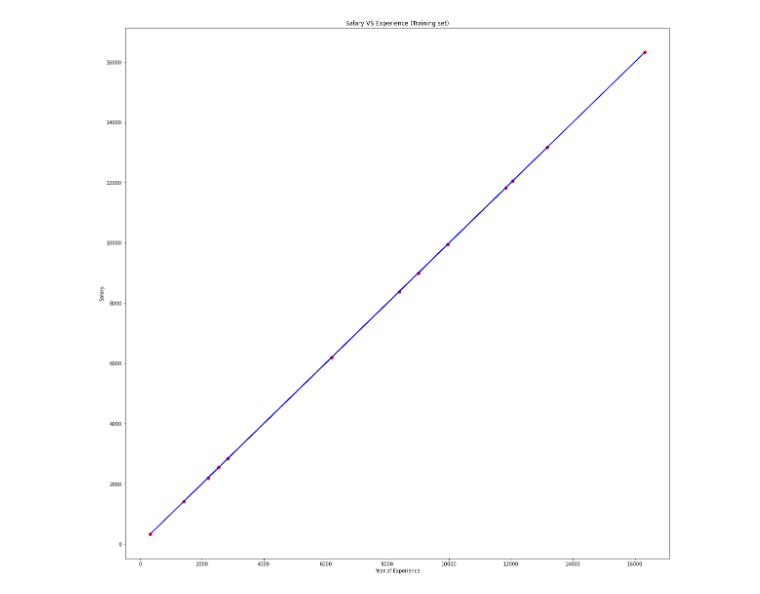
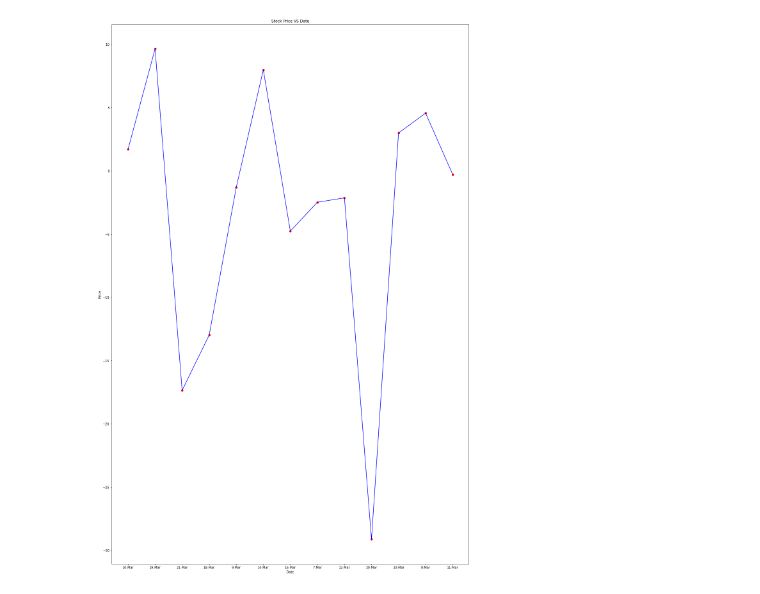
Before and after one commit to qnot/stock-post-finance, a Jupyter notebook: stock_post_finance.ipynb, the cells around one changed output. Drawn from its saved outputs; the diff is of its cells as text; code cells hidden in the pictures.

```diff
--- a/stock_post_finance.ipynb
+++ b/stock_post_finance.ipynb
@@ -60,5 +59,4 @@ sample_count, feature_count = d2.shape
 # %%
-
-plt.rcParams['figure.figsize']=(feature_count, feature_count)
-sns.heatmap(d2.corr())
-plt.show()
+# plt.rcParams['figure.figsize'] = df.shape
+# sns.heatmap(df.corr())
+# plt.show()
@@ -67,28 +96,27 @@ plt.show()
+# %%
+symbol = 'RELIANCE.NS'
+ydf = get_price(df, symbol)
 # %%
-dataset = d
-X = dataset.iloc[:, :-1].values #get a copy of dataset exclude last column
-y = dataset.iloc[:, 1].values #get array of dataset in column 1st
+x = df
+y = ydf
 
-# Splitting the dataset into the Training set and Test set
-
-X_train, X_test, y_train, y_test = train_test_split(X, y, test_size=1/3, random_state=0)
-
+x_train, x_test, y_train, y_test = train_test_split(x, y, test_size=1/3, random_state=0)
 
 # Fitting Simple Linear Regression to the Training set
+regressor = LinearRegression()
+regressor.fit(x_train, y_train)
 
-regressor = LinearRegression()
-regressor.fit(X_train, y_train)
-
-# Predicting the Test set results
-y_pred = regressor.predict(X_test)
+# Predicting the Test & Train set results
+y_test_pred = regressor.predict(x_test)
+y_train_pred = regressor.predict(x_train)
 # %%
 # Visualizing the Training set results
 viz_train = plt
-viz_train.scatter(X_train[:,1], y_train, color='red')
-viz_train.plot(X_train[:,1], regressor.predict(X_train), color='blue')
-viz_train.title('Salary VS Experience (Training set)')
-viz_train.xlabel('Year of Experience')
-viz_train.ylabel('Salary')
+viz_train.scatter(x_train.index, y_train, color='red')
+viz_train.plot(x_train.index, y_train_pred, color='blue')
+viz_train.title('Stock Price VS Date')
+viz_train.xlabel('Date')
+viz_train.ylabel('Price')
 viz_train.show()
 # %% [output]
-[figure, old version]
+[figure, new version]
```
Also changed, not shown: parts of 11 cells of this notebook.
